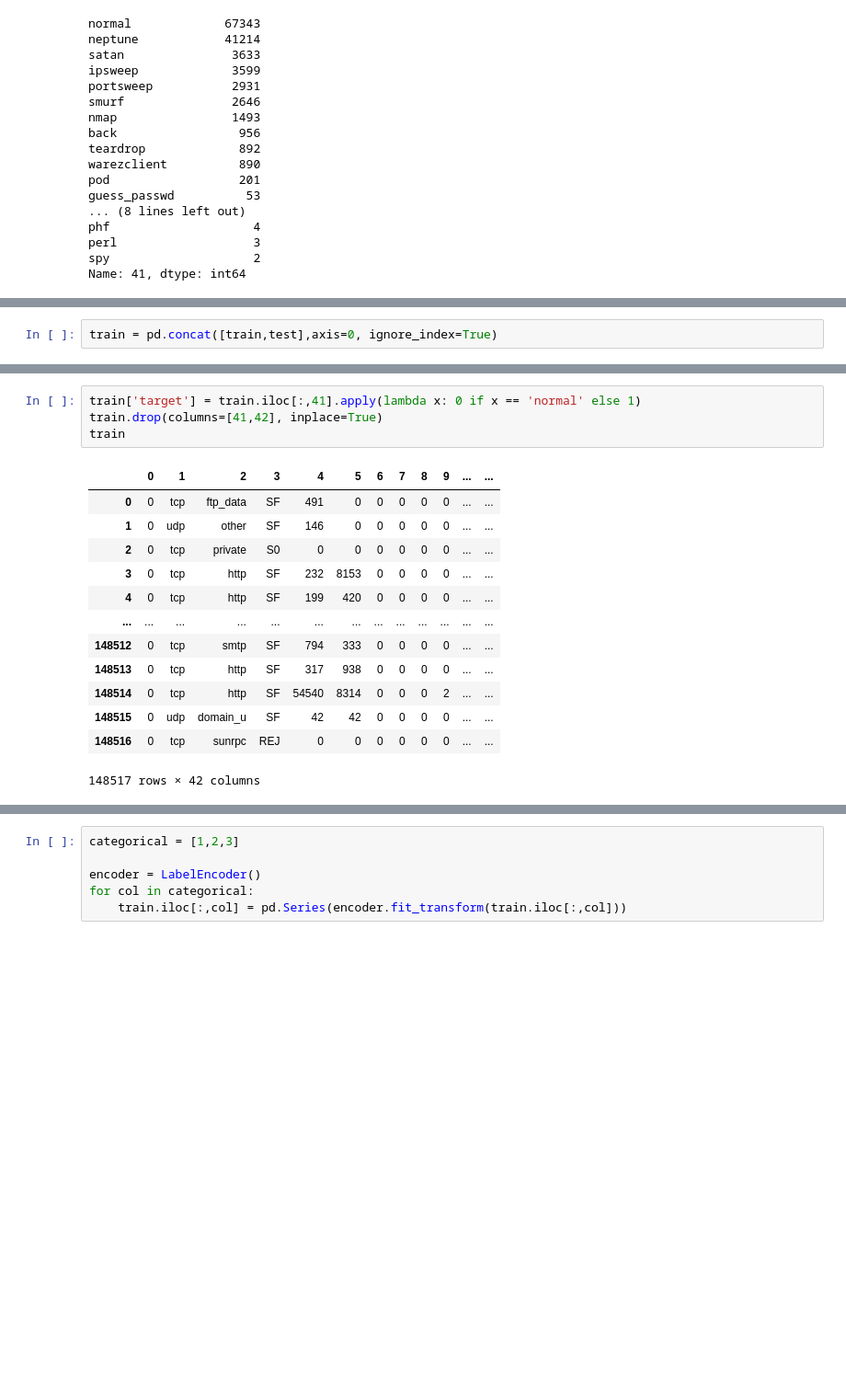
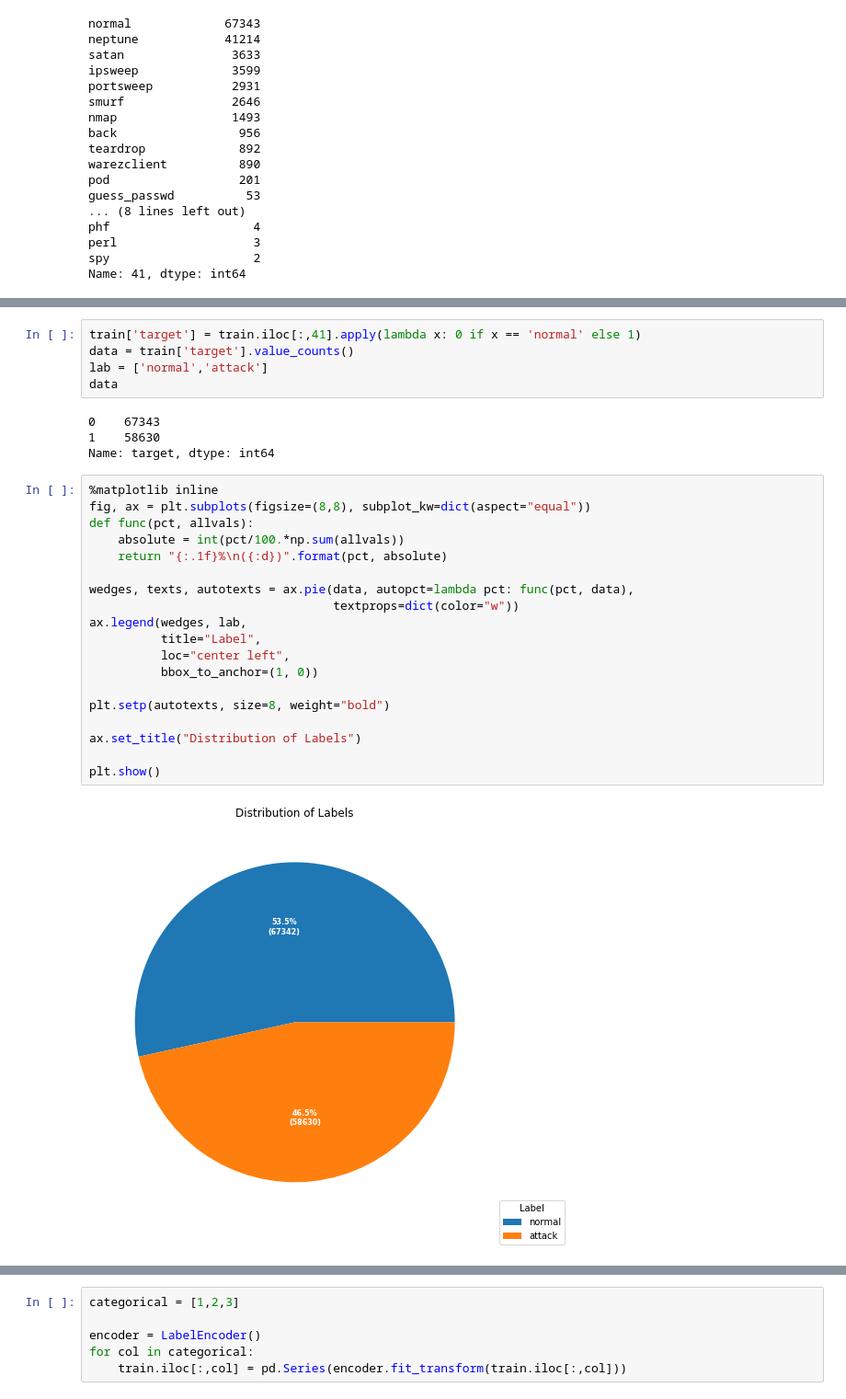
Before and after one commit to bhvya1505/Intrusion-Detection, a Jupyter notebook: Performance Evaluation of Supervised Machine Learning Algorithms for Intrusion Detection.ipynb, the cells around one changed output, grey strips where cells are left out. Shown at 92% size. Drawn from its saved outputs; the diff is of its cells as text; blank space fills up the shorter version.

Commit message:
Visualizations

```diff
--- a/Performance Evaluation of Supervised Machine Learning Algorithms for Intrusion Detection.ipynb
+++ b/Performance Evaluation of Supervised Machine Learning Algorithms for Intrusion Detection.ipynb
@@ -134,2 +130,0 @@ We combine the train and test data sets because the train data set only contains
-# %%
-train = pd.concat([train,test],axis=0, ignore_index=True)
@@ -136,18 +136,30 @@ train = pd.concat([train,test],axis=0, ignore_index=True)
 # %%
 train['target'] = train.iloc[:,41].apply(lambda x: 0 if x == 'normal' else 1)
-train.drop(columns=[41,42], inplace=True)
-train
+data = train['target'].value_counts()
+lab = ['normal','attack']
+data
 # %% [output]
-|  | 0 | 1 | 2 | 3 | 4 | 5 | 6 | 7 | 8 | 9 | ... | ... |
-| 0 | 0 | tcp | ftp_data | SF | 491 | 0 | 0 | 0 | 0 | 0 | ... | ... |
-| 1 | 0 | udp | other | SF | 146 | 0 | 0 | 0 | 0 | 0 | ... | ... |
-| 2 | 0 | tcp | private | S0 | 0 | 0 | 0 | 0 | 0 | 0 | ... | ... |
-| 3 | 0 | tcp | http | SF | 232 | 8153 | 0 | 0 | 0 | 0 | ... | ... |
-| 4 | 0 | tcp | http | SF | 199 | 420 | 0 | 0 | 0 | 0 | ... | ... |
-| ... | ... | ... | ... | ... | ... | ... | ... | ... | ... | ... | ... | ... |
-| 148512 | 0 | tcp | smtp | SF | 794 | 333 | 0 | 0 | 0 | 0 | ... | ... |
-| 148513 | 0 | tcp | http | SF | 317 | 938 | 0 | 0 | 0 | 0 | ... | ... |
-| 148514 | 0 | tcp | http | SF | 54540 | 8314 | 0 | 0 | 0 | 2 | ... | ... |
-| 148515 | 0 | udp | domain_u | SF | 42 | 42 | 0 | 0 | 0 | 0 | ... | ... |
-| 148516 | 0 | tcp | sunrpc | REJ | 0 | 0 | 0 | 0 | 0 | 0 | ... | ... |
-148517 rows × 42 columns
+0    67343
+1    58630
+Name: target, dtype: int64
+# %%
+%matplotlib inline
+fig, ax = plt.subplots(figsize=(8,8), subplot_kw=dict(aspect="equal"))
+def func(pct, allvals):
+    absolute = int(pct/100.*np.sum(allvals))
+    return "{:.1f}%\n({:d})".format(pct, absolute)
+
+wedges, texts, autotexts = ax.pie(data, autopct=lambda pct: func(pct, data),
+                                  textprops=dict(color="w"))
+ax.legend(wedges, lab,
+          title="Label",
+          loc="center left",
+          bbox_to_anchor=(1, 0))
+
+plt.setp(autotexts, size=8, weight="bold")
+
+ax.set_title("Distribution of Labels")
+
+plt.show()
+# %% [output]
+[figure, added]
```
Also changed, not shown: parts of 12 cells of this notebook.
